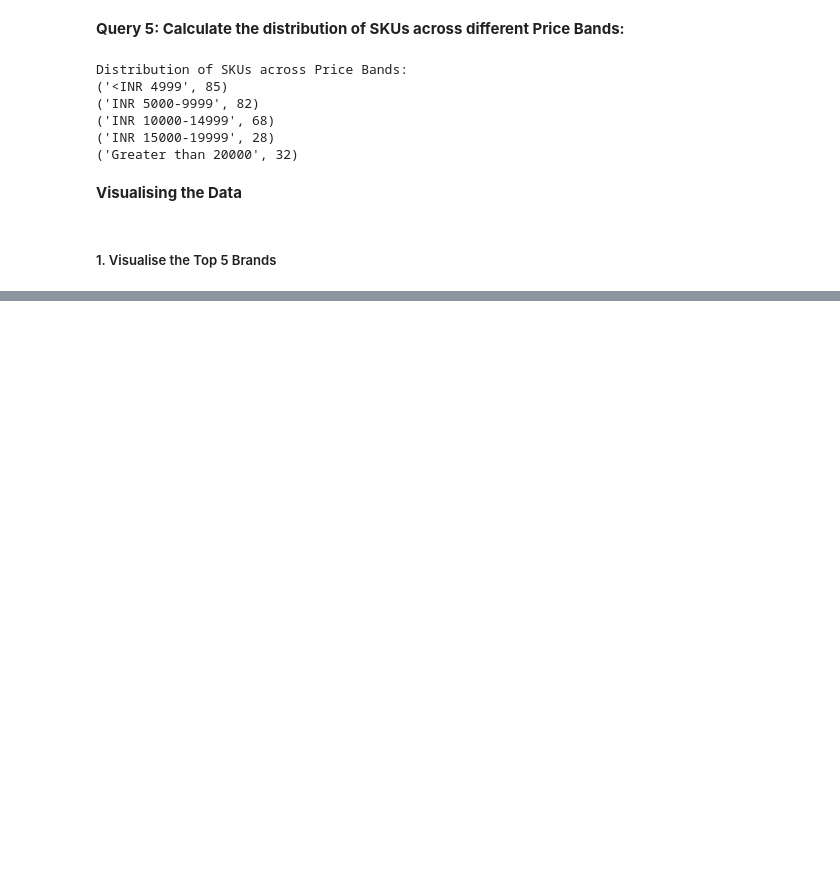
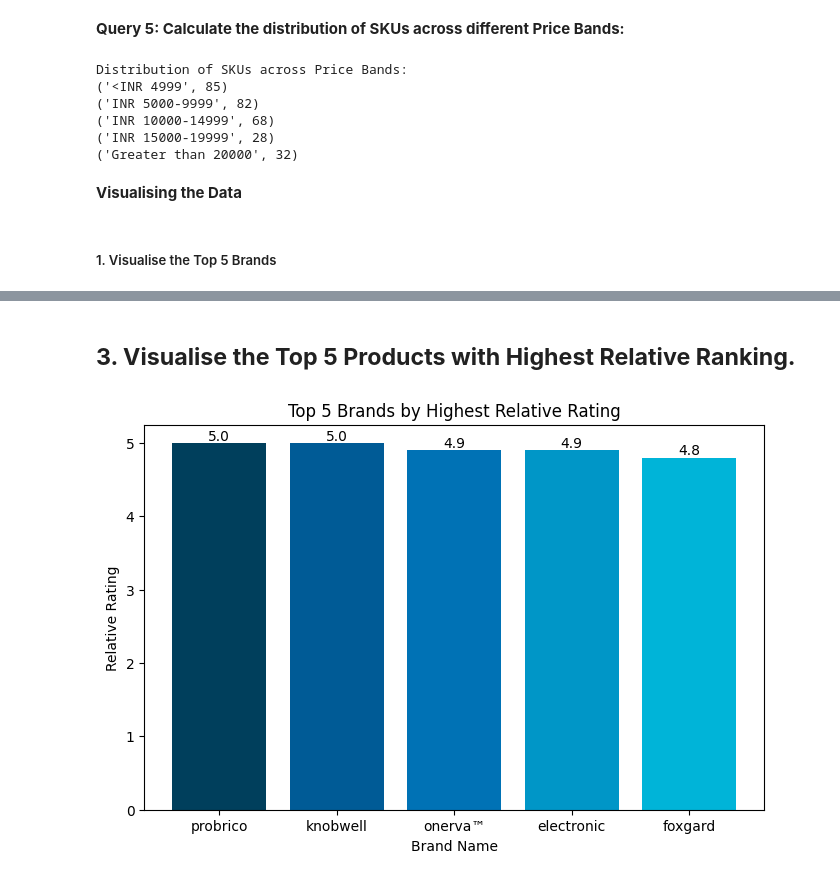
Before and after one commit to chaitanyaa1512/Amazon_Web_Scrapping_and_Data_Analysis, a Jupyter notebook: Amazon_Product_Smart_Locks_Analysis.ipynb, the cells around one changed output, grey strips where cells are left out. Saved outputs shown, nothing was run; the diff lists cells and outputs as text; code cells hidden in the pictures; blank space fills up the shorter version.

```diff
--- a/Amazon_Product_Smart_Locks_Analysis.ipynb
+++ b/Amazon_Product_Smart_Locks_Analysis.ipynb
@@ -608,0 +613,43 @@ plt.show()
+# %% [markdown]
+## **3. Visualise the Top 5 Products with Highest Relative Ranking.**
+# %%
+import matplotlib.pyplot as plt
+import sqlite3
+
+# data from query 4
+data = [
+    ('probrico', 5.0),
+('knobwell', 5.0),
+('onerva™', 4.9),
+('electronic', 4.9),
+('foxgard', 4.8),
+('geek', 4.7)
+]
+
+# Sort data by Relative_Rating in descending order
+sorted_data = sorted(data, key=lambda x: x[1], reverse=True)
+
+# Get top 5 highest relative ratings
+top_5 = sorted_data[:5]
+
+# Extract brand names and ratings
+brands = [item[0] for item in top_5]
+ratings = [item[1] for item in top_5]
+
+# Plotting the graph
+plt.figure(figsize=(8, 5))
+bars = plt.bar(brands, ratings, color=['#003f5c', '#005b96', '#0072b5', '#0096c7', '#00b4d8'])
+
+# Adding titles and labels
+plt.xlabel('Brand Name')
+plt.ylabel('Relative Rating')
+plt.title('Top 5 Brands by Highest Relative Rating')
+
+# Display values on bars
+for bar in bars:
+    yval = bar.get_height()
+    plt.text(bar.get_x() + bar.get_width()/2.0, yval, round(yval, 2), ha='center', va='bottom')
+
+plt.show()
+# %% [output]
+[figure, added]
```
Also changed, not shown: parts of 12 cells of this notebook.
